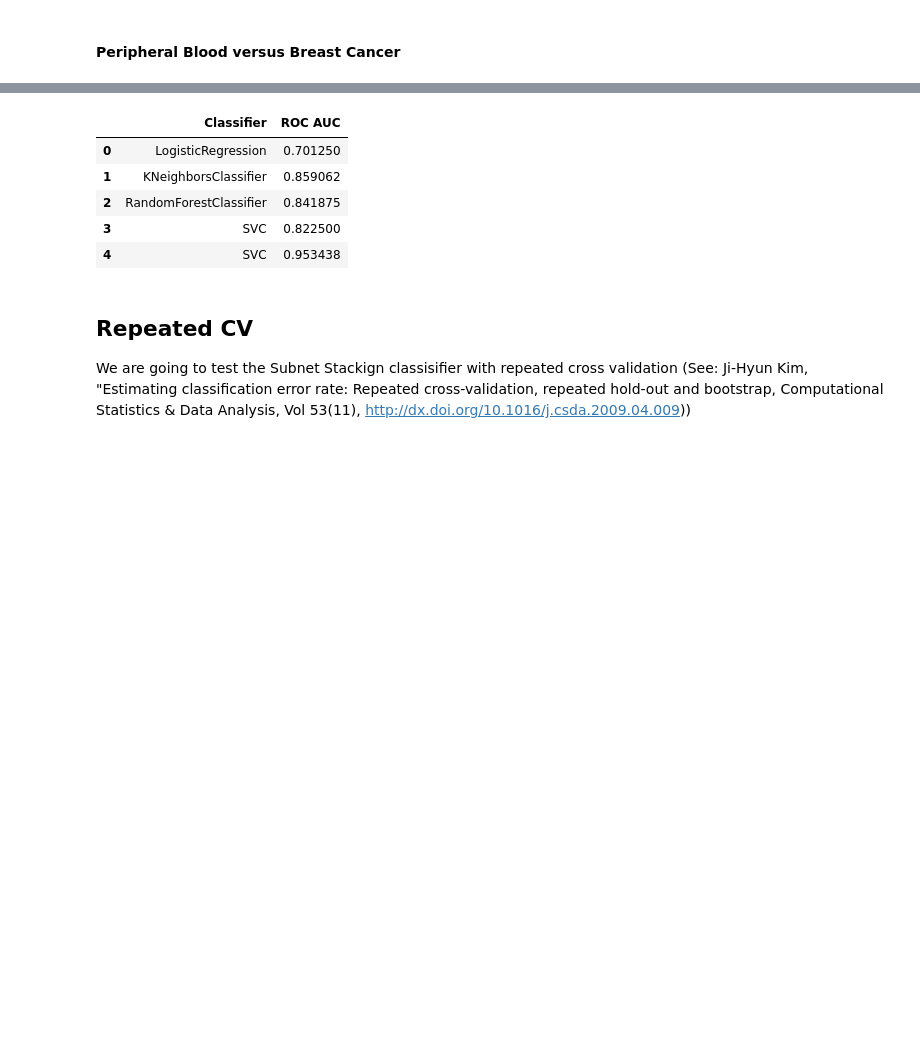
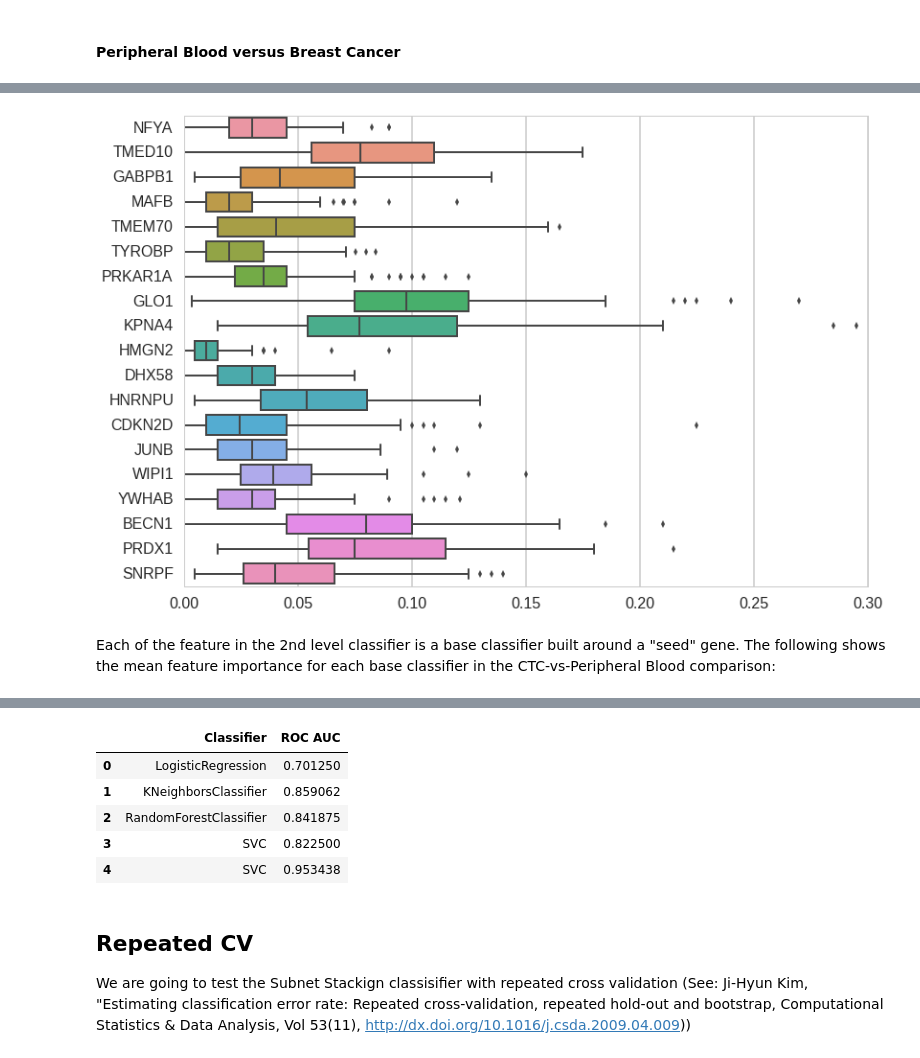
Before and after one commit to sgsfak/subnet_stacking, a Jupyter notebook: CTC_GSE45965.ipynb, the cells around one changed output, grey strips where cells are left out. Saved outputs shown, nothing was run; the diff lists cells and outputs as text; code cells hidden in the pictures; blank space fills up the shorter version.

```diff
--- a/CTC_GSE45965.ipynb
+++ b/CTC_GSE45965.ipynb
@@ -189,0 +347,7 @@ scores_pb_vs_bc, fitted_clfs_pb_vs_bc = score_clfs_in_df(clfs,
+# %%
+sb.boxplot(data=imp_pb_vs_bc, orient="h", linewidth=2)
+plt.show()
+# %% [output]
+[figure, added]
+# %% [markdown]
+Each of the feature in the 2nd level classifier is a base classifier built around a "seed" gene. The following shows the mean feature importance for each base classifier in the CTC-vs-Peripheral Blood comparison:
```
Also changed, not shown: parts of 48 cells of this notebook.
